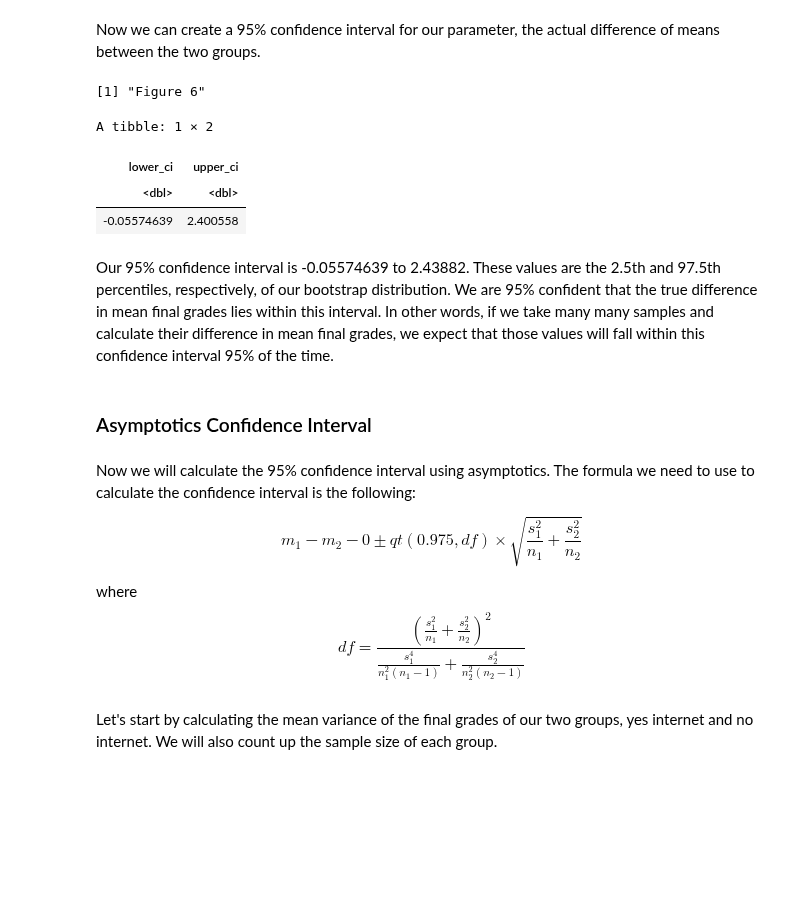
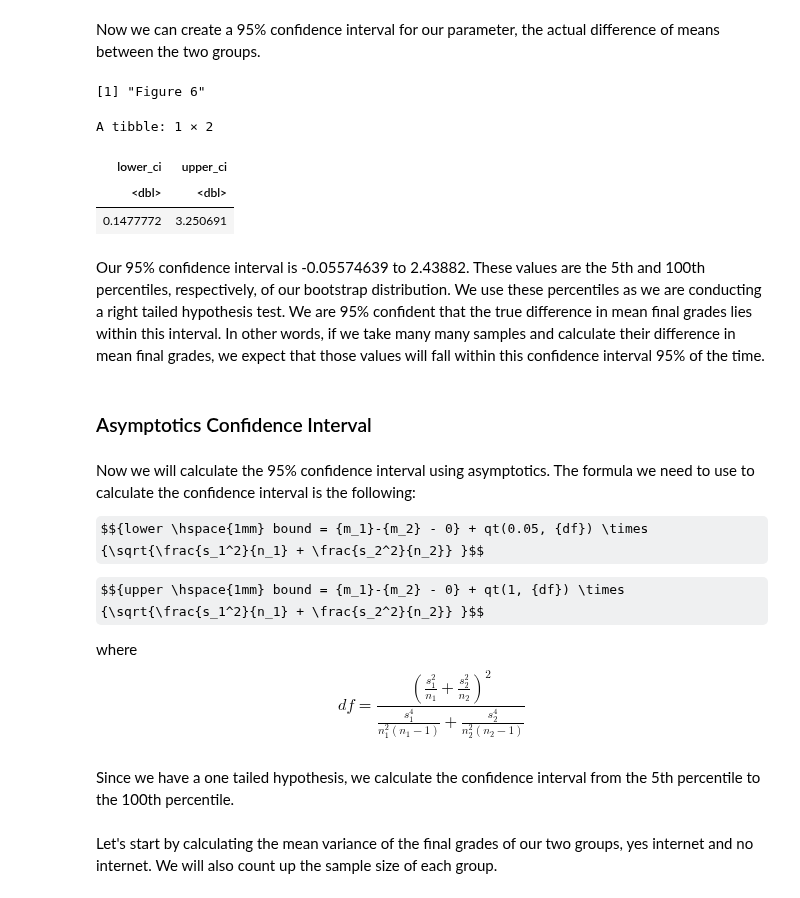
Before and after one commit to jjadeb/stat-201-project, a Jupyter notebook: src/final_report.ipynb, the cells around one changed output. Cells and saved outputs as stored; diff of their text form; code cells hidden in the pictures; some formulas as TeX source; blank space fills up the shorter version.

```diff
--- a/src/final_report.ipynb
+++ b/src/final_report.ipynb
@@ -231,23 +231,27 @@ Our estimate was pretty close, the mean of our bootstrap sampling distribution i
 Now we can create a 95% confidence interval for our parameter, the actual difference of means between the two groups.
 # %%
 ci <- bootstrap_distribution %>%
-get_ci(level = 0.95, type = "percentile")
+summarize(lower_ci = quantile(stat, 0.05),
+          upper_ci = quantile(stat, 1)
+)
 "Figure 6"
 ci
 # %% [output]
 [1] "Figure 6"
 A tibble: 1 × 2
 | lower_ci | upper_ci |
 | <dbl> | <dbl> |
-| -0.05574639 | 2.400558 |
+| 0.1477772 | 3.250691 |
 # %% [markdown]
-Our 95% confidence interval is -0.05574639 to 2.43882. These values are the 2.5th and 97.5th percentiles, respectively, of our bootstrap distribution. We are 95% confident that the true difference in mean final grades lies within this interval. In other words, if we take many many samples and calculate their difference in mean final grades, we expect that those values will fall within this confidence interval 95% of the time.
+Our 95% confidence interval is -0.05574639 to 2.43882. These values are the 5th and 100th percentiles, respectively, of our bootstrap distribution. We use these percentiles as we are conducting a right tailed hypothesis test. We are 95% confident that the true difference in mean final grades lies within this interval. In other words, if we take many many samples and calculate their difference in mean final grades, we expect that those values will fall within this confidence interval 95% of the time.
 # %% [markdown]
 ### Asymptotics Confidence Interval
 # %% [markdown]
 Now we will calculate the 95% confidence interval using asymptotics. The formula we need to use to calculate the confidence interval is the following:
 
-$${{m_1}-{m_2} - 0} \pm qt(0.975, {df}) \times {\sqrt{\frac{s_1^2}{n_1} + \frac{s_2^2}{n_2}} }$$
+$${lower \hspace{1mm} bound = {m_1}-{m_2} - 0} + qt(0.05, {df}) \times {\sqrt{\frac{s_1^2}{n_1} + \frac{s_2^2}{n_2}} }$$
+
+$${upper \hspace{1mm} bound = {m_1}-{m_2} - 0} + qt(1, {df}) \times {\sqrt{\frac{s_1^2}{n_1} + \frac{s_2^2}{n_2}} }$$
 
 where $$df = \frac{
     \left(\frac{s_1^2}{n_1}+\frac{s_2^2}{n_2}\right)^2
@@ -256,6 +260,8 @@ where $$df = \frac{
 \frac{s_1^4}{n_1^2(n_1-1)}+\frac{s_2^4}{n_2^2(n_2-1)}
 }
 $$
+# %% [markdown]
+Since we have a one tailed hypothesis, we calculate the confidence interval from the 5th percentile to the 100th percentile.
 # %% [markdown]
 Let's start by calculating the mean  variance of the final grades of our two groups, yes internet and no internet. We will also count up the sample size of each group.
 # %%
```
Also changed, not shown: parts of 3 cells of this notebook.
